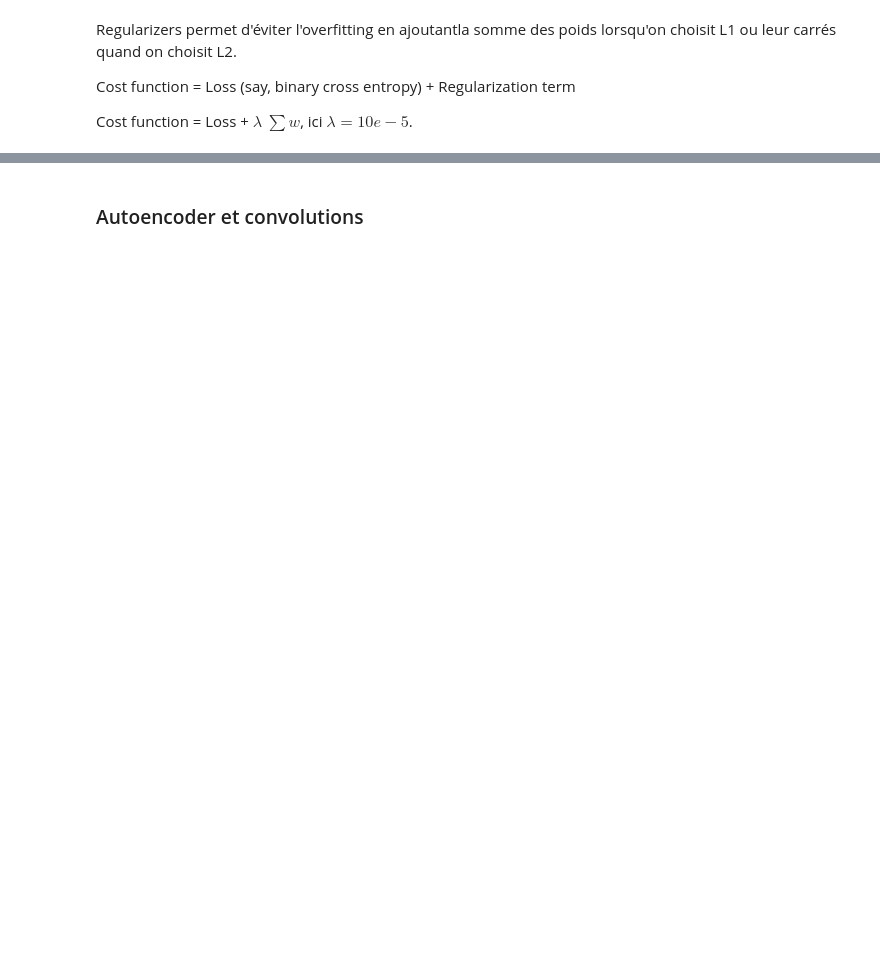
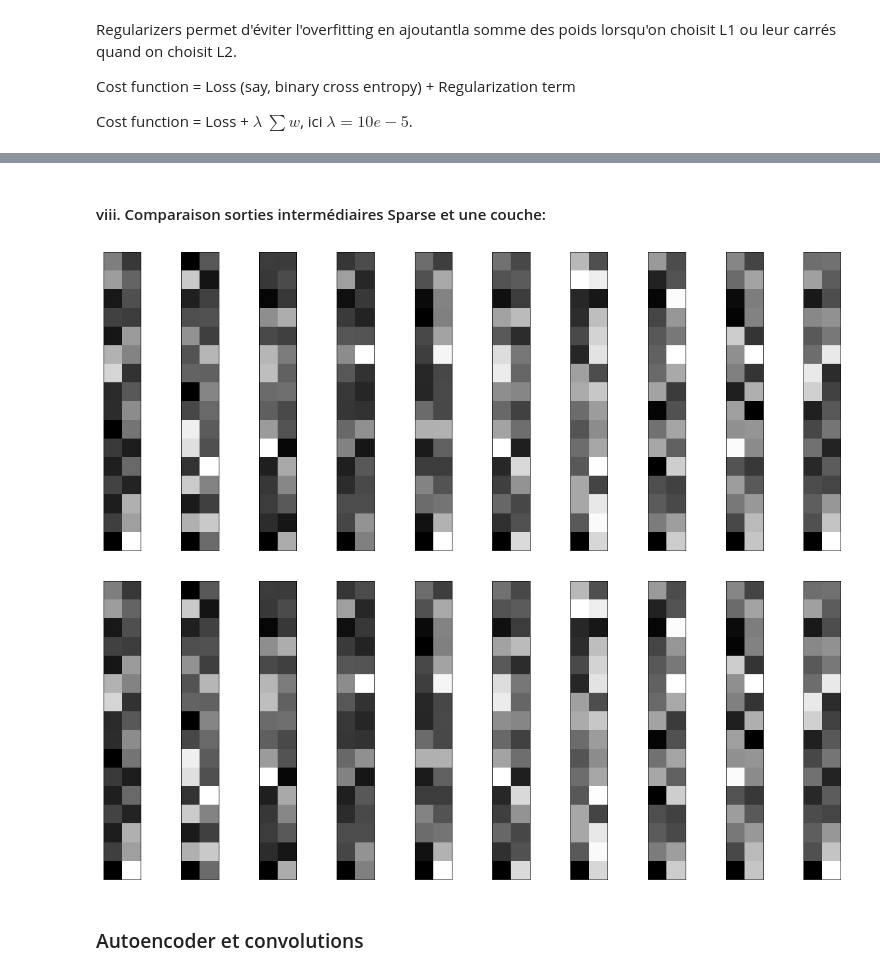
Before and after one commit to rgear/projet_BE, a Jupyter notebook: Autoencoders_Keras.ipynb, the cells around one changed output, grey strips where cells are left out. Drawn from its saved outputs; the diff is of its cells as text; code cells hidden in the pictures; blank space fills up the shorter version.

```diff
--- a/Autoencoders_Keras.ipynb
+++ b/Autoencoders_Keras.ipynb
@@ -224,3 +306,28 @@ Epoch 50/50
+# %% [markdown]
+#### viii. Comparaison sorties intermédiaires Sparse et une couche:
+# %%
+n = 10
+plt.figure(figsize=(20, 8))
+for i in range(n):
+    ax = plt.subplot(1, n, i+1)
+    plt.imshow(encoded_imgs[i].reshape(16, 2))
+    plt.gray()
+    ax.get_xaxis().set_visible(False)
+    ax.get_yaxis().set_visible(False)
+plt.show()
+
+n = 10
+plt.figure(figsize=(20, 8))
+for i in range(n):
+    ax = plt.subplot(1, n, i+1)
+    plt.imshow(encodedSparse_imgs[i].reshape(16, 2))
+    plt.gray()
+    ax.get_xaxis().set_visible(False)
+    ax.get_yaxis().set_visible(False)
+plt.show()
+# %% [output]
+[figure, added]
+[figure, added]
 # %% [markdown]
 ### Autoencoder et convolutions
 # %%
```
Also changed, not shown: parts of 18 cells of this notebook.
